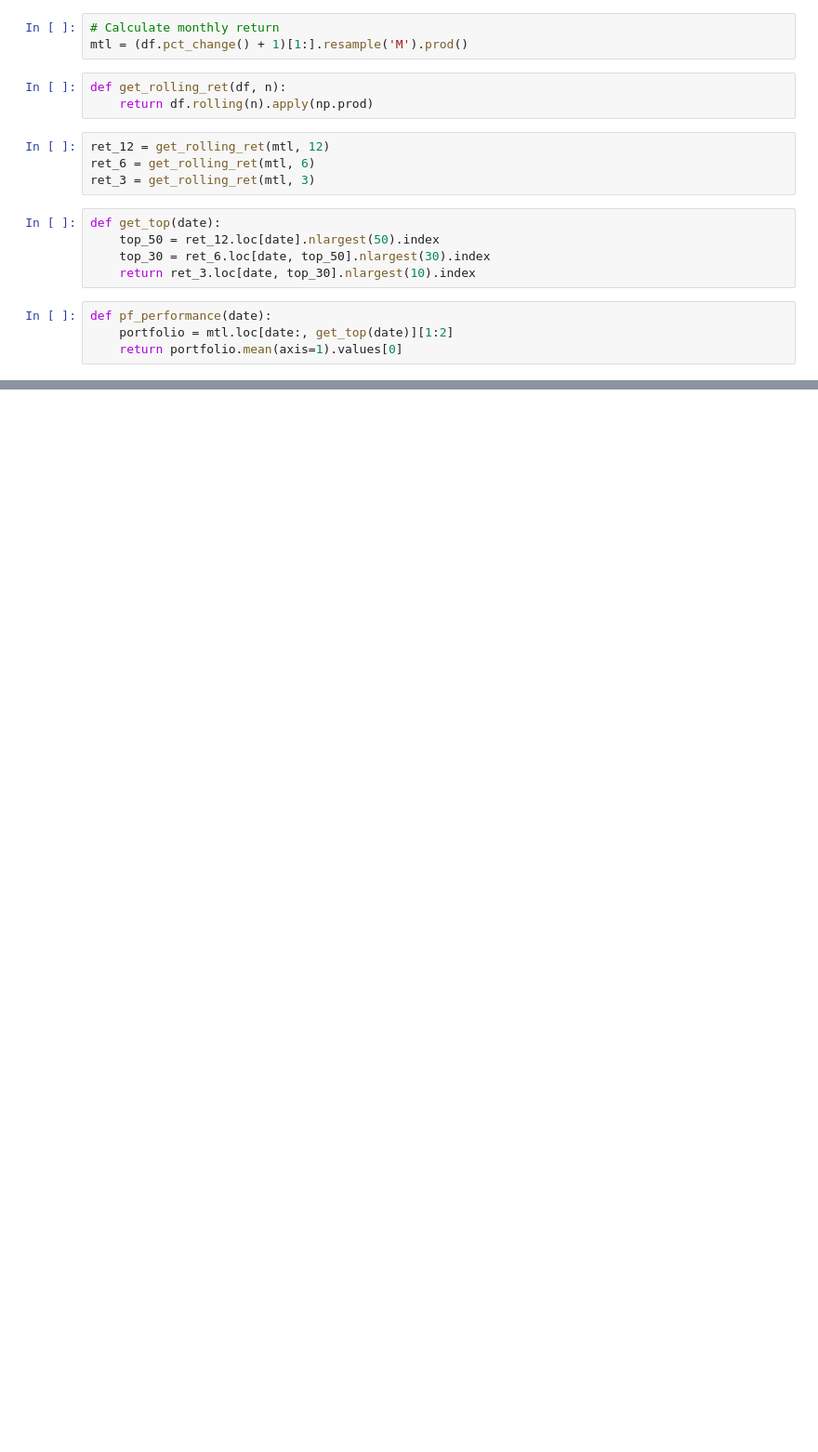
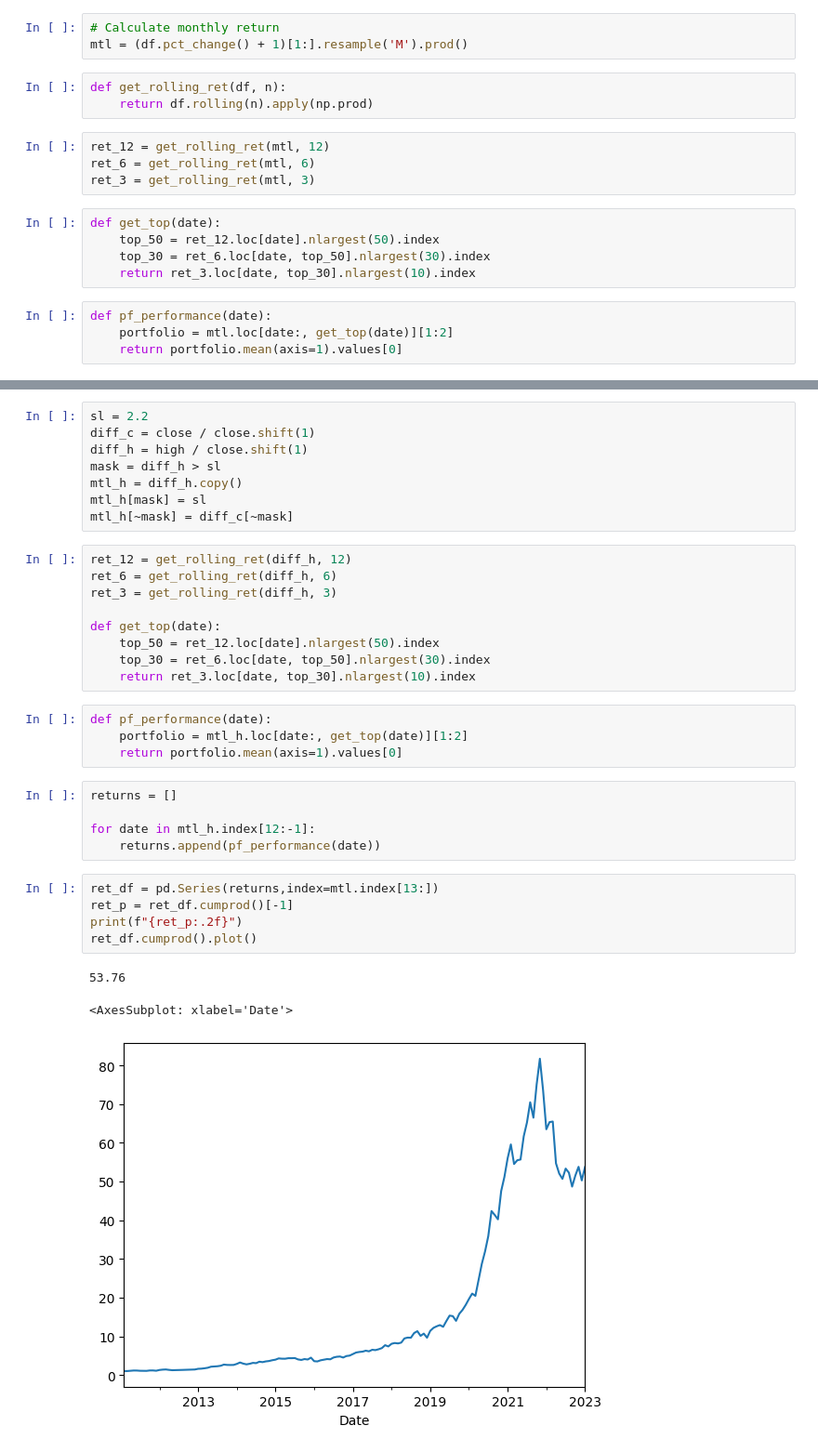
Before and after one commit to zhx281/stocks, a Jupyter notebook: notebooks/04-momentum.ipynb, the cells around one changed output, grey strips where cells are left out. Shown at 93% size. Cells and saved outputs as stored; diff of their text form; blank space fills up the shorter version.

```diff
--- a/notebooks/04-momentum.ipynb
+++ b/notebooks/04-momentum.ipynb
@@ -46,0 +67,35 @@ pd.Series(returns,index=mtl.index[1:]).cumprod().plot()
+# %%
+sl = 2.2
+diff_c = close / close.shift(1)
+diff_h = high / close.shift(1)
+mask = diff_h > sl
+mtl_h = diff_h.copy()
+mtl_h[mask] = sl
+mtl_h[~mask] = diff_c[~mask]
+# %%
+ret_12 = get_rolling_ret(diff_h, 12)
+ret_6 = get_rolling_ret(diff_h, 6)
+ret_3 = get_rolling_ret(diff_h, 3)
+
+def get_top(date):
+    top_50 = ret_12.loc[date].nlargest(50).index
+    top_30 = ret_6.loc[date, top_50].nlargest(30).index
+    return ret_3.loc[date, top_30].nlargest(10).index
+# %%
+def pf_performance(date):
+    portfolio = mtl_h.loc[date:, get_top(date)][1:2]
+    return portfolio.mean(axis=1).values[0]
+# %%
+returns = []
+
+for date in mtl_h.index[12:-1]:
+    returns.append(pf_performance(date))
+# %%
+ret_df = pd.Series(returns,index=mtl.index[13:])
+ret_p = ret_df.cumprod()[-1]
+print(f"{ret_p:.2f}")
+ret_df.cumprod().plot()
+# %% [output]
+53.76
+<AxesSubplot: xlabel='Date'>
+[figure, added]
```
Also changed, not shown: parts of 8 cells of this notebook.
